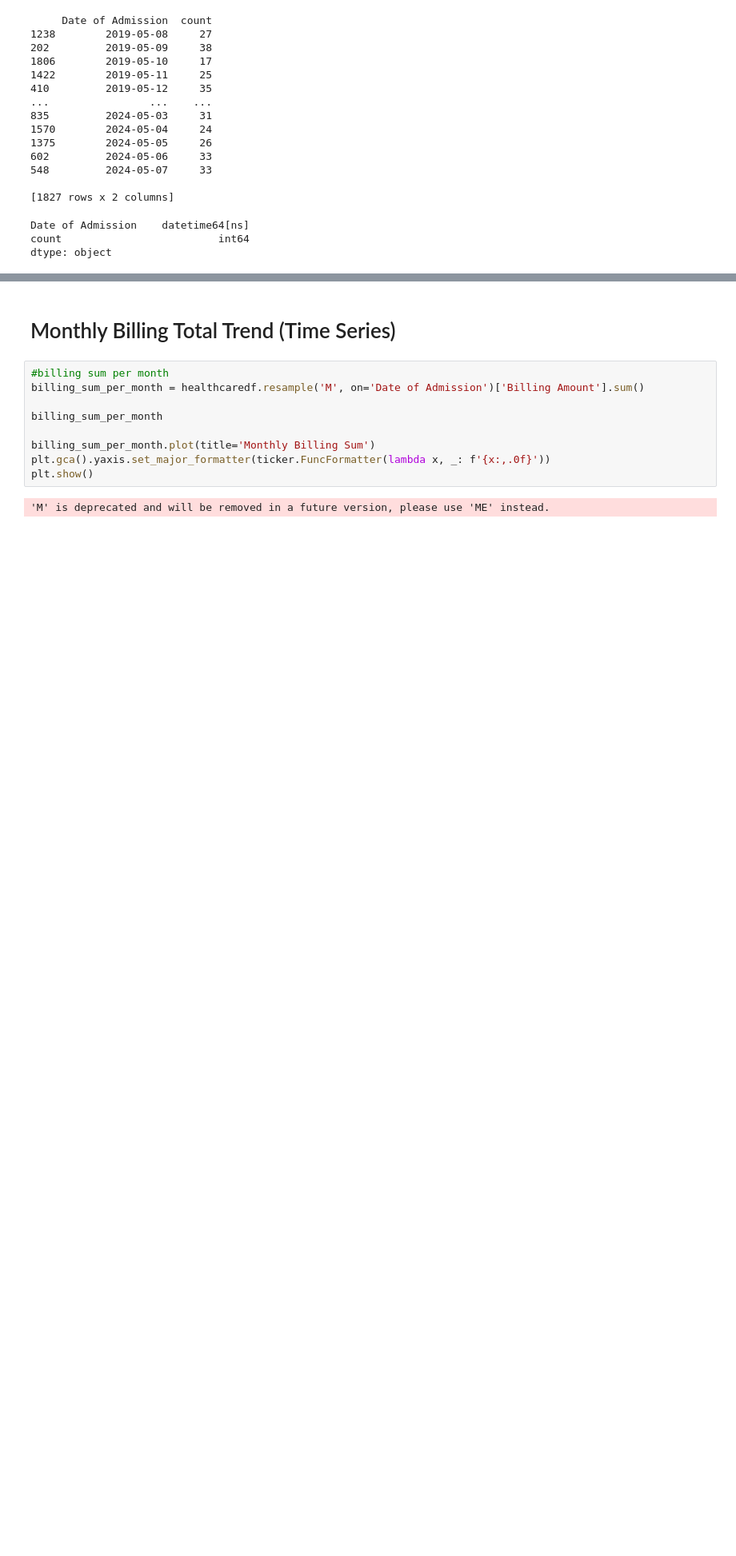
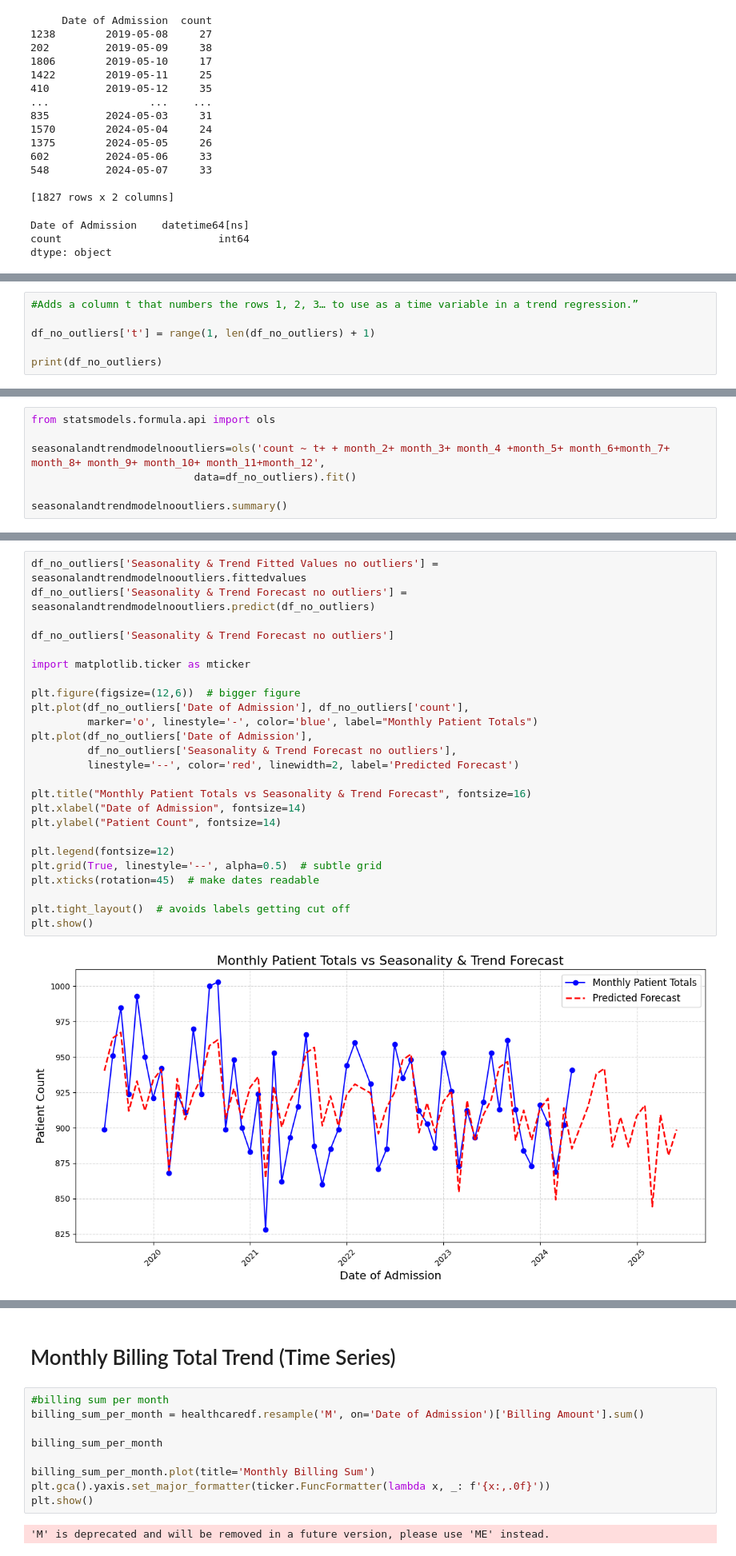
Before and after one commit to dreamperfect/python, a Jupyter notebook: health-care-data-set-analysis.ipynb, the cells around one changed output, grey strips where cells are left out. Shown at 80% size. Cells and saved outputs as stored; diff of their text form; blank space fills up the shorter version.

Commit message:
Kaggle Notebook | Health Care Data Set Analysis | Version 30

```diff
--- a/health-care-data-set-analysis.ipynb
+++ b/health-care-data-set-analysis.ipynb
@@ -918,0 +1030,6 @@ plt.show()
+# %%
+#Adds a column t that numbers the rows 1, 2, 3… to use as a time variable in a trend regression.”
+
+df_no_outliers['t'] = range(1, len(df_no_outliers) + 1)
+
+print(df_no_outliers)
@@ -918,0 +1115,7 @@ plt.show()
+# %%
+from statsmodels.formula.api import ols
+
+seasonalandtrendmodelnooutliers=ols('count ~ t+ + month_2+ month_3+ month_4 +month_5+ month_6+month_7+ month_8+ month_9+ month_10+ month_11+month_12',
+                          data=df_no_outliers).fit()
+
+seasonalandtrendmodelnooutliers.summary()
@@ -918,0 +1160,27 @@ plt.show()
+# %%
+df_no_outliers['Seasonality & Trend Fitted Values no outliers'] = seasonalandtrendmodelnooutliers.fittedvalues
+df_no_outliers['Seasonality & Trend Forecast no outliers'] = seasonalandtrendmodelnooutliers.predict(df_no_outliers)
+
+df_no_outliers['Seasonality & Trend Forecast no outliers']
+
+import matplotlib.ticker as mticker
+
+plt.figure(figsize=(12,6))  # bigger figure
+plt.plot(df_no_outliers['Date of Admission'], df_no_outliers['count'],
+         marker='o', linestyle='-', color='blue', label="Monthly Patient Totals")
+plt.plot(df_no_outliers['Date of Admission'],
+         df_no_outliers['Seasonality & Trend Forecast no outliers'],
+         linestyle='--', color='red', linewidth=2, label='Predicted Forecast')
+
+plt.title("Monthly Patient Totals vs Seasonality & Trend Forecast", fontsize=16)
+plt.xlabel("Date of Admission", fontsize=14)
+plt.ylabel("Patient Count", fontsize=14)
+
+plt.legend(fontsize=12)
+plt.grid(True, linestyle='--', alpha=0.5)  # subtle grid
+plt.xticks(rotation=45)  # make dates readable
+
+plt.tight_layout()  # avoids labels getting cut off
+plt.show()
+# %% [output]
+[figure, added]
```
Also changed, not shown: parts of 18 cells of this notebook.
